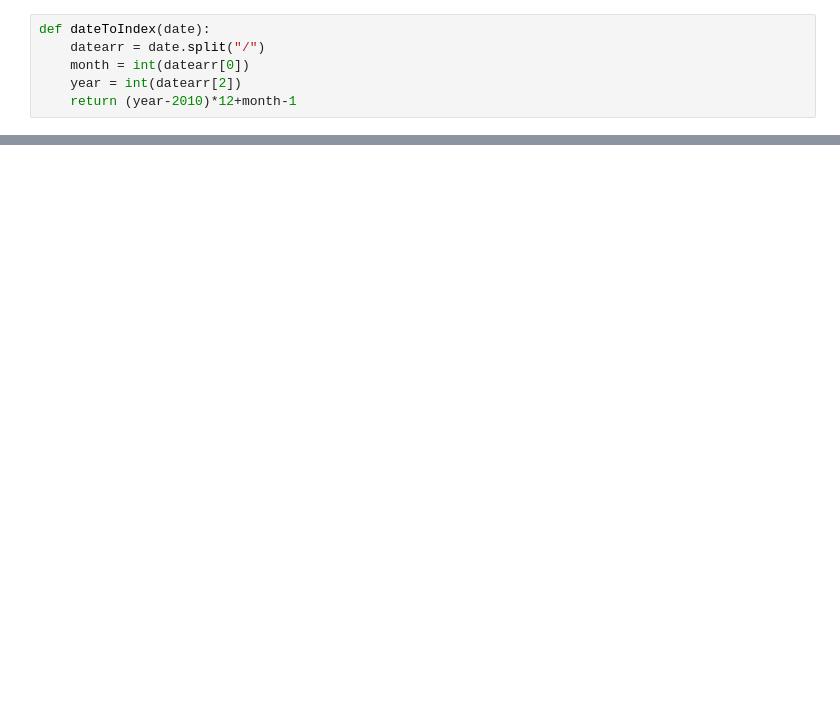
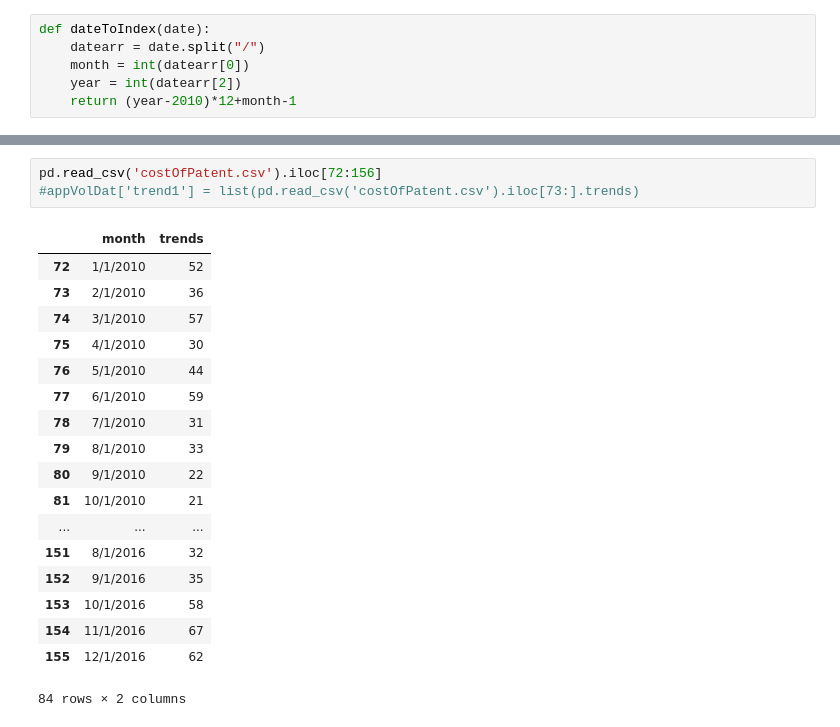
Before and after one commit to vishnurmurthy/uspto, a Jupyter notebook: baseline.ipynb, the cells around one changed output, grey strips where cells are left out. Drawn from its saved outputs; the diff is of its cells as text; blank space fills up the shorter version.

```diff
--- a/baseline.ipynb
+++ b/baseline.ipynb
@@ -107,0 +135,22 @@ array([-0.91873609])
+# %%
+pd.read_csv('costOfPatent.csv').iloc[72:156]
+#appVolDat['trend1'] = list(pd.read_csv('costOfPatent.csv').iloc[73:].trends)
+# %% [output]
+|  | month | trends |
+| 72 | 1/1/2010 | 52 |
+| 73 | 2/1/2010 | 36 |
+| 74 | 3/1/2010 | 57 |
+| 75 | 4/1/2010 | 30 |
+| 76 | 5/1/2010 | 44 |
+| 77 | 6/1/2010 | 59 |
+| 78 | 7/1/2010 | 31 |
+| 79 | 8/1/2010 | 33 |
+| 80 | 9/1/2010 | 22 |
+| 81 | 10/1/2010 | 21 |
+| ... | ... | ... |
+| 151 | 8/1/2016 | 32 |
+| 152 | 9/1/2016 | 35 |
+| 153 | 10/1/2016 | 58 |
+| 154 | 11/1/2016 | 67 |
+| 155 | 12/1/2016 | 62 |
+84 rows × 2 columns
```
Also changed, not shown: parts of 7 cells of this notebook.
